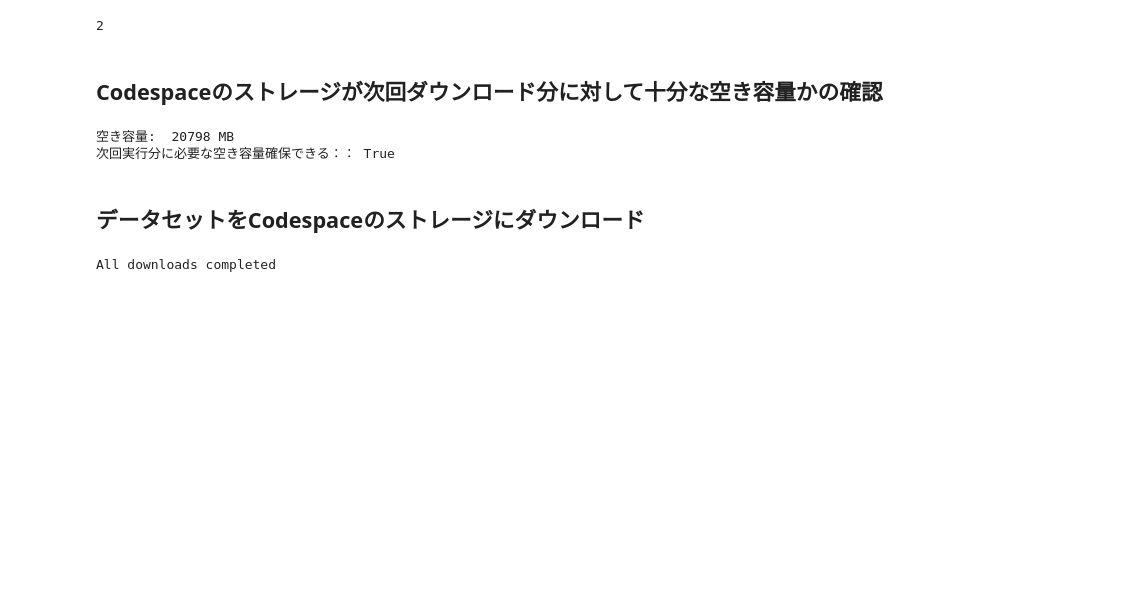
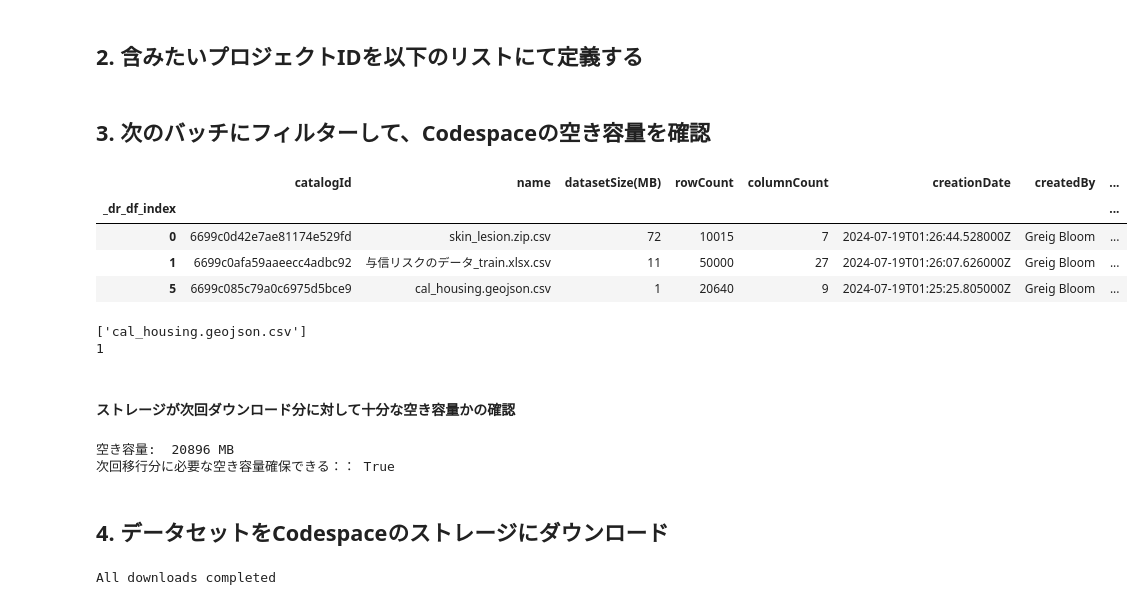
Before and after one commit to greigbl/migrations, a Jupyter notebook: migrate - projects.ipynb, the cells around one changed output. Saved outputs shown, nothing was run; the diff lists cells and outputs as text; code cells hidden in the pictures; blank space fills up the shorter version.

```diff
--- a/migrate - projects.ipynb
+++ b/migrate - projects.ipynb
@@ -13,5 +16,4 @@ DIR = "migrations"
 # %%
-#MissingSchemaエラーがあったら環境変数が未設定の可能性あり
-projects = export_projects()
-catalog_metadata = dataset_metadata(projects)
-catalog_metadata.to_csv(f"{DIR}/original-datasets.csv", index=False)
+#MissingSchemaエラーがあったら環境変数が未設定の可能性大
+original_projects = export_projects()
+original_catalog_metadata = dataset_metadata(original_projects)
@@ -38,0 +43,7 @@ catalog_metadata
+# %% [markdown]
+## 2. 含みたいプロジェクトIDを以下のリストにて定義する
+# %%
+
+list_of_project_ids = ["66ab2bbb9b4a61619f66e5d2", "6699c1882f700a81438cae3f", "66a331cd6796f9292f7859aa","6699c1152f700a81438cadf2"]
+proj_df = pd.DataFrame(original_projects)
+filtered_df = proj_df.query("id in @list_of_project_ids")
@@ -39,19 +56,32 @@ catalog_metadata
+# %% [markdown]
+## 3. 次のバッチにフィルターして、Codespaceの空き容量を確認
+# %%
+target_datasets = filtered_df.fileName.unique()
+original_catalog_metadata.query("name in @target_datasets")
+# %% [output]
+|  | catalogId | name | datasetSize(MB) | rowCount | columnCount | creationDate | createdBy | ... |
+| _dr_df_index |  |  |  |  |  |  |  | ... |
+| 0 | 6699c0d42e7ae81174e529fd | skin_lesion.zip.csv | 72 | 10015 | 7 | 2024-07-19T01:26:44.528000Z | Greig Bloom | ... |
+| 1 | 6699c0afa59aaeecc4adbc92 | 与信リスクのデータ_train.xlsx.csv | 11 | 50000 | 27 | 2024-07-19T01:26:07.626000Z | Greig Bloom | ... |
+| 5 | 6699c085c79a0c6975d5bce9 | cal_housing.geojson.csv | 1 | 20640 | 9 | 2024-07-19T01:25:25.805000Z | Greig Bloom | ... |
 # %%
 #Filter because storage is limited to 20GB
-next_batch = catalog_metadata[0:3] #loc[[0,1,5]]
-next_batch["datasetSize(MB)"].sum()
+next_batch_df = original_catalog_metadata.query("name in @target_datasets")[2:] #loc[[0,1,5]]
+print(next_batch_df["name"].values)
+print(next_batch_df["datasetSize(MB)"].sum())
 # %% [output]
-2
+['cal_housing.geojson.csv']
+1
 # %% [markdown]
-## Codespaceのストレージが次回ダウンロード分に対して十分な空き容量かの確認
+#### ストレージが次回ダウンロード分に対して十分な空き容量かの確認
 # %%
 raw = shutil.disk_usage(".")
 free_mb = int(raw.free / (1_000_000))
 print("空き容量: ", free_mb , "MB")
-print("次回実行分に必要な空き容量確保できる：：", next_batch["datasetSize(MB)"].sum() < free_mb)
+print("次回移行分に必要な空き容量確保できる：：", next_batch_df["datasetSize(MB)"].sum() < free_mb)
 # %% [output]
-空き容量:  20798 MB
-次回実行分に必要な空き容量確保できる：： True
+空き容量:  20896 MB
+次回移行分に必要な空き容量確保できる：： True
 # %% [markdown]
-## データセットをCodespaceのストレージにダウンロード
+## 4. データセットをCodespaceのストレージにダウンロード
 # %%
```
Also changed, not shown: parts of 27 cells of this notebook, 8 other files.
